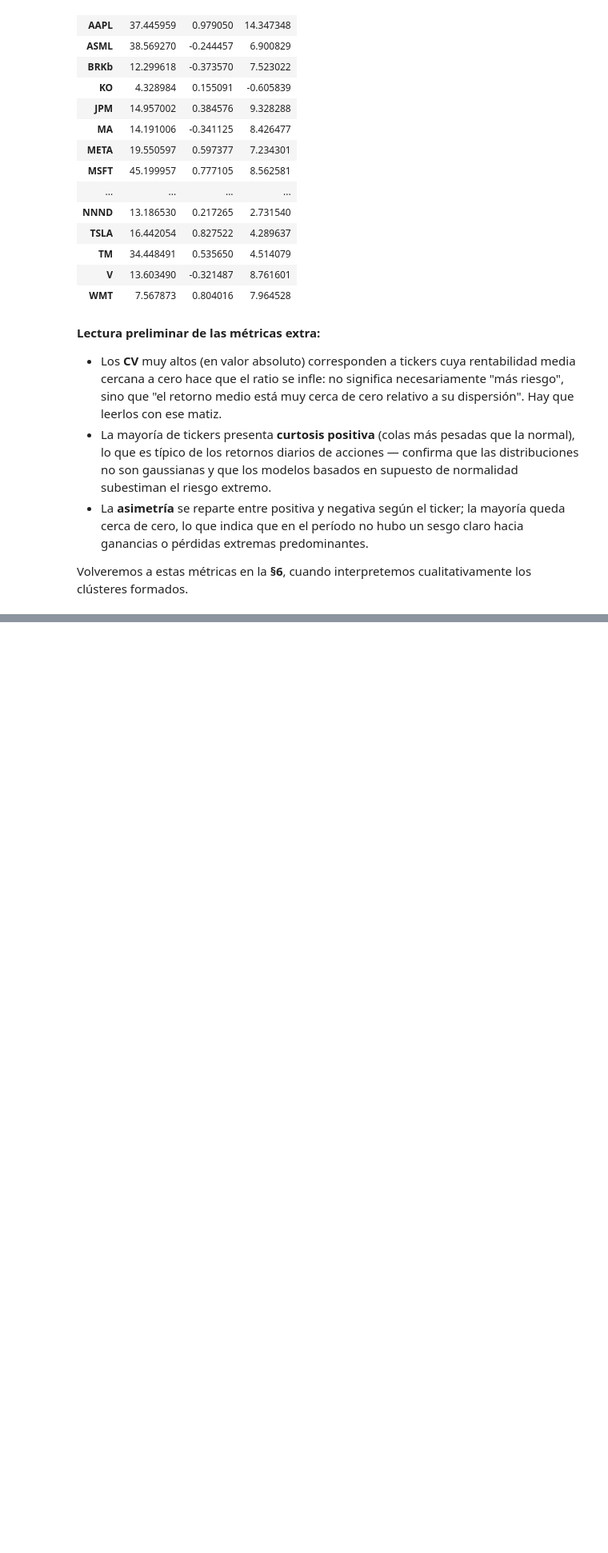
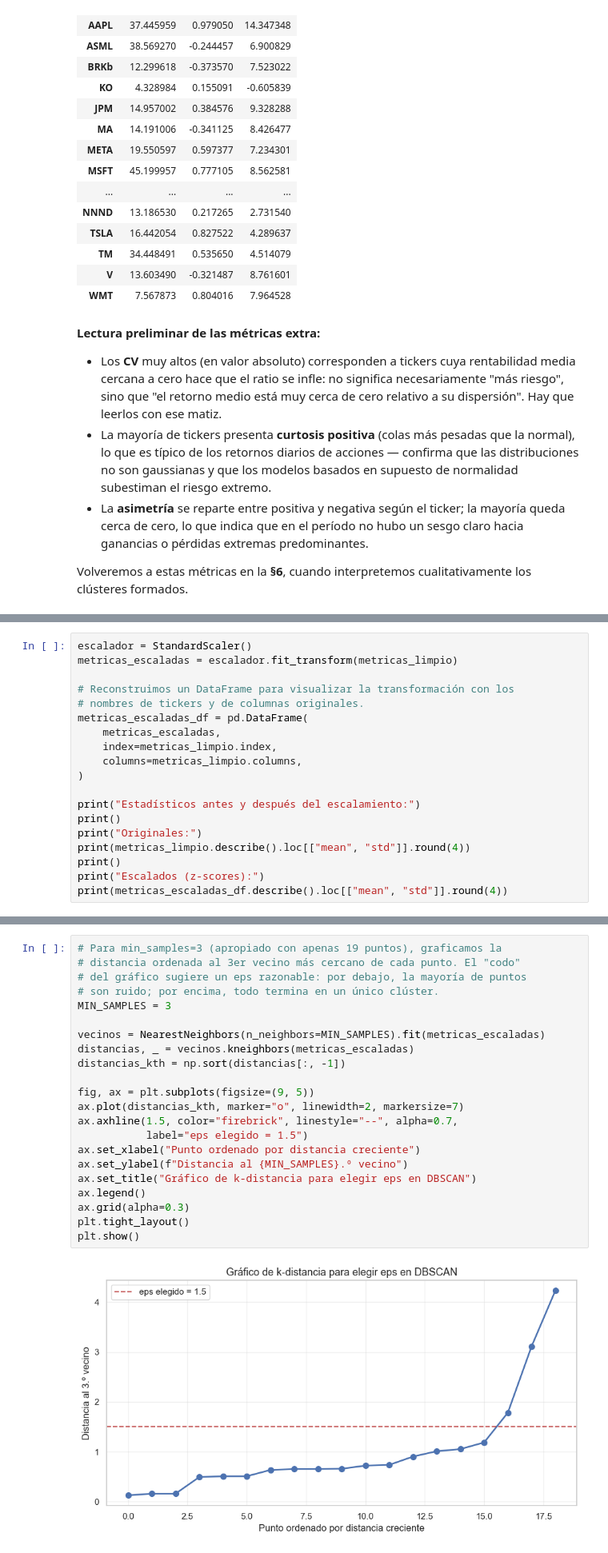
Before and after one commit to soteloashley1501-pixel/Proyecto-Final, a Jupyter notebook: Proyecto_final_ciencia_datos/proyecto_final_segmentacion_tickers.ipynb, the cells around one changed output, grey strips where cells are left out. Shown at 80% size. Drawn from its saved outputs; the diff is of its cells as text; blank space fills up the shorter version.

```diff
--- a/Proyecto_final_ciencia_datos/proyecto_final_segmentacion_tickers.ipynb
+++ b/Proyecto_final_ciencia_datos/proyecto_final_segmentacion_tickers.ipynb
@@ -332,0 +618,19 @@ formados.
+# %%
+escalador = StandardScaler()
+metricas_escaladas = escalador.fit_transform(metricas_limpio)
+
+# Reconstruimos un DataFrame para visualizar la transformación con los
+# nombres de tickers y de columnas originales.
+metricas_escaladas_df = pd.DataFrame(
+    metricas_escaladas,
+    index=metricas_limpio.index,
+    columns=metricas_limpio.columns,
+)
+
+print("Estadísticos antes y después del escalamiento:")
+print()
+print("Originales:")
+print(metricas_limpio.describe().loc[["mean", "std"]].round(4))
+print()
+print("Escalados (z-scores):")
+print(metricas_escaladas_df.describe().loc[["mean", "std"]].round(4))
@@ -332,0 +826,24 @@ formados.
+# %%
+# Para min_samples=3 (apropiado con apenas 19 puntos), graficamos la
+# distancia ordenada al 3er vecino más cercano de cada punto. El "codo"
+# del gráfico sugiere un eps razonable: por debajo, la mayoría de puntos
+# son ruido; por encima, todo termina en un único clúster.
+MIN_SAMPLES = 3
+
+vecinos = NearestNeighbors(n_neighbors=MIN_SAMPLES).fit(metricas_escaladas)
+distancias, _ = vecinos.kneighbors(metricas_escaladas)
+distancias_kth = np.sort(distancias[:, -1])
+
+fig, ax = plt.subplots(figsize=(9, 5))
+ax.plot(distancias_kth, marker="o", linewidth=2, markersize=7)
+ax.axhline(1.5, color="firebrick", linestyle="--", alpha=0.7,
+           label="eps elegido = 1.5")
+ax.set_xlabel("Punto ordenado por distancia creciente")
+ax.set_ylabel(f"Distancia al {MIN_SAMPLES}.º vecino")
+ax.set_title("Gráfico de k-distancia para elegir eps en DBSCAN")
+ax.legend()
+ax.grid(alpha=0.3)
+plt.tight_layout()
+plt.show()
+# %% [output]
+[figure, added]
```
Also changed, not shown: parts of 41 cells of this notebook.
